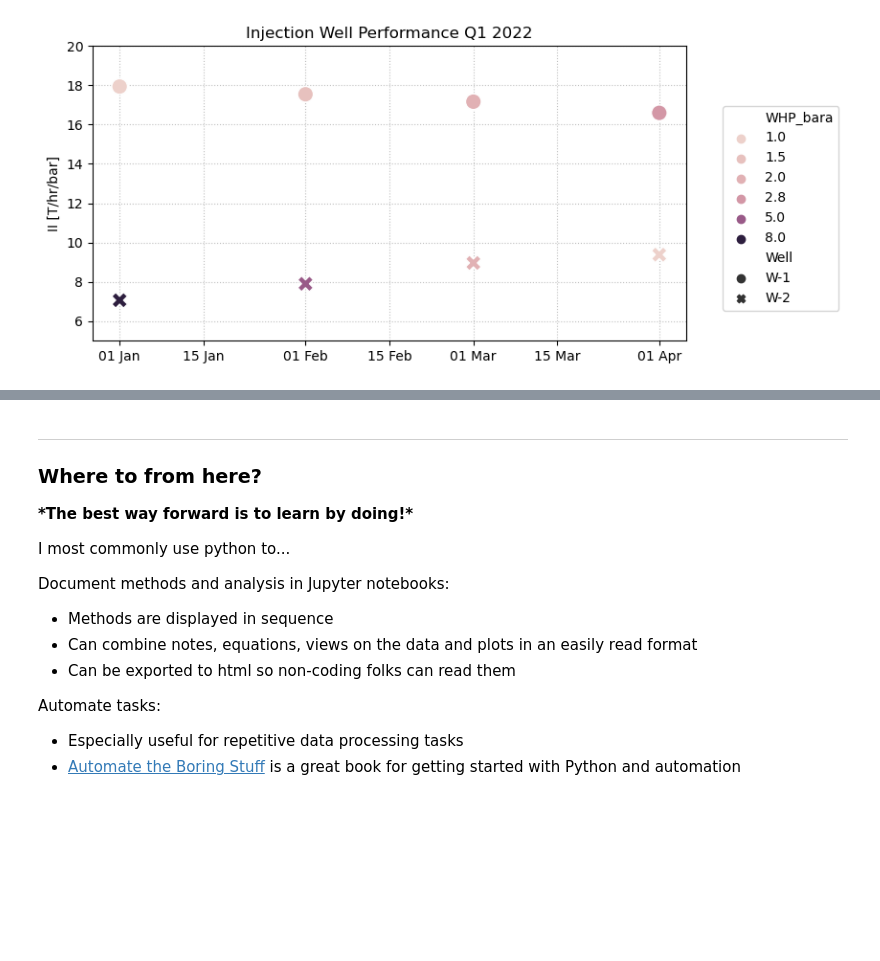
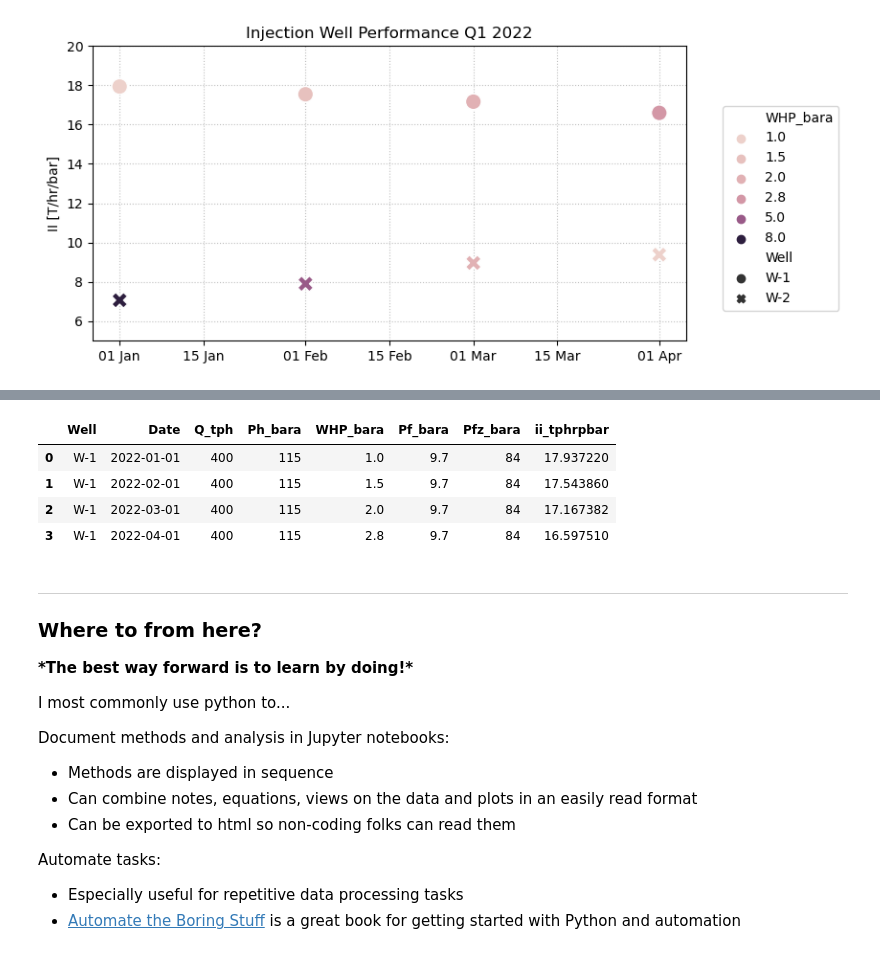
Before and after one commit to ICWallis/intro-to-python-for-science-and-engineering, a Jupyter notebook: 1_Introduction__Solutions.ipynb, the cells around one changed output, grey strips where cells are left out. Saved outputs shown, nothing was run; the diff lists cells and outputs as text; code cells hidden in the pictures; blank space fills up the shorter version.

```diff
--- a/1_Introduction__Solutions.ipynb
+++ b/1_Introduction__Solutions.ipynb
@@ -274,3 +305,15 @@ for rate, whp in zip(flow_rates_tph, wellhead_pressures_bara):
 print(varied_rate_and_whp_ii_tphrpbar)
 # %% [output]
 [12.779552715654953, 10.238907849829353, 7.604562737642587, 4.4843049327354265]
+# %%
+# Using if statements to dictate behavior
+
+flow_rates_tph = [400, 300, 200, 100]
+wellhead_pressures_bara = [10, 8, 5, 1]
+
+for rate, whp in zip(flow_rates_tph, wellhead_pressures_bara):
+    ii = rate / (hydrostatic_pressure_bara + whp - friction_loss_bara - feedzone_pressure_bara)
+    if ii > 10:
+        print('Great well!')
+    else:
+        print(':-(')
@@ -350,7 +398,7 @@ def ii_from_operational_conditions(Q,Ph,WHP,Pf,Pfz):
             Ph (float): hydrostatic pressure inside the well - bara
             WHP (float): wellhead pressure - bara
             Pf (float): pressure due to friction - bara
-            Pfz (float): reservior pressure at the feedzone or pivot point - bara
+            Pfz (float): reservoir pressure at the feedzone or pivot point - bara
 
         Returns:
             injectivity - T/hr/bar
@@ -504,3 +572,14 @@ plt.savefig(
+# %%
+# using reassignment - take care of notebook order!
+df = df[df.Well == 'W-1']
+# %%
+df
+# %% [output]
+|  | Well | Date | Q_tph | Ph_bara | WHP_bara | Pf_bara | Pfz_bara | ii_tphrpbar |
+| 0 | W-1 | 2022-01-01 | 400 | 115 | 1.0 | 9.7 | 84 | 17.937220 |
+| 1 | W-1 | 2022-02-01 | 400 | 115 | 1.5 | 9.7 | 84 | 17.543860 |
+| 2 | W-1 | 2022-03-01 | 400 | 115 | 2.0 | 9.7 | 84 | 17.167382 |
+| 3 | W-1 | 2022-04-01 | 400 | 115 | 2.8 | 9.7 | 84 | 16.597510 |
 # %% [markdown]
 ---
 
```
Also changed, not shown: parts of 5 cells of this notebook.
